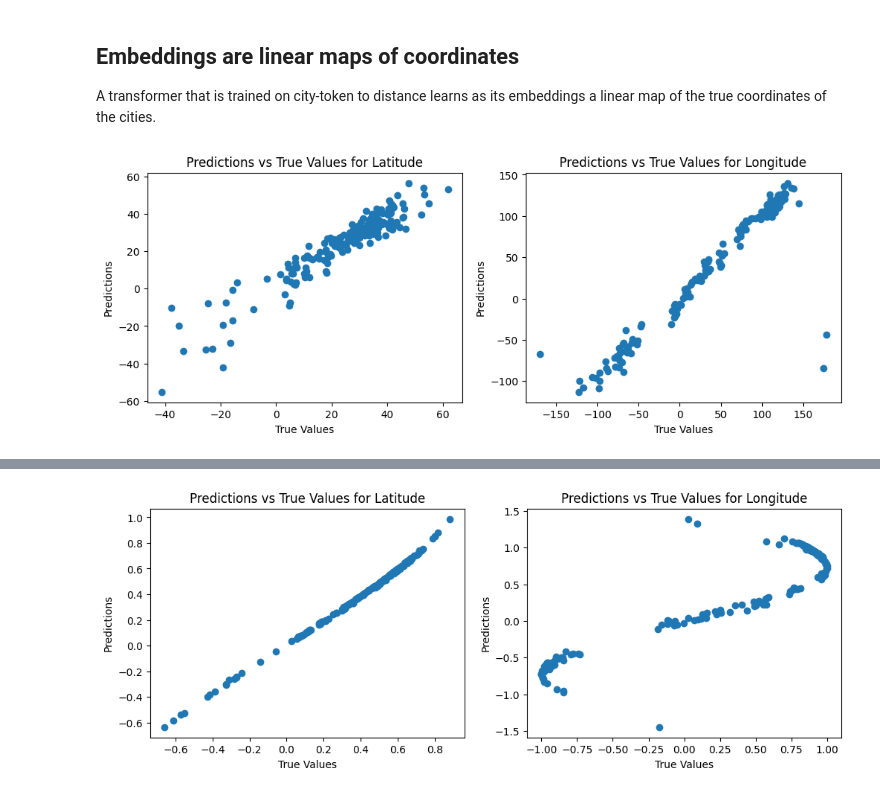
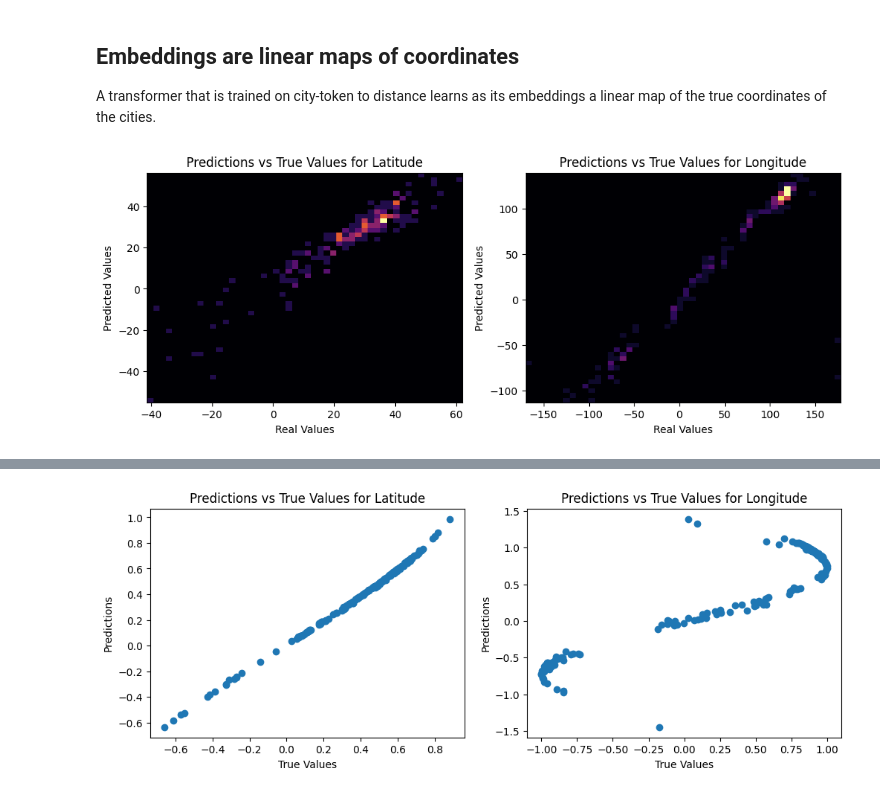
Before and after one commit to pleask/llm-geography, a Jupyter notebook: analysis.ipynb, the cells around one changed output, grey strips where cells are left out. Drawn from its saved outputs; the diff is of its cells as text; code cells hidden in the pictures.

```diff
--- a/analysis.ipynb
+++ b/analysis.ipynb
@@ -104,36 +131,36 @@ A transformer that is trained on city-token to distance learns as its embeddings
 # %%
 import matplotlib.pyplot as plt
 import numpy as np
 from sklearn.linear_model import Ridge
 from sklearn.model_selection import train_test_split
 
 from dataset import CoordinateDataset
 
 coordinate_dataset = CoordinateDataset(DATASET)
 
 embeddings = None
 for param in model.embedding.parameters():
     embeddings = param.detach().cpu().numpy()
     break
 
 sine_coords = [d[1] for d in coordinate_dataset]
 
 X_train, X_test, y_train, y_test = train_test_split(embeddings, sine_coords, test_size=0.2, random_state=42)
-linear_regressor = Ridge()
-linear_regressor.fit(X_train, y_train)
+embedding_coordinate_linear_regressor = Ridge()
+embedding_coordinate_linear_regressor.fit(X_train, y_train)
 
-y_pred = linear_regressor.predict(X_test)
+y_pred = embedding_coordinate_linear_regressor.predict(X_test)
 
 y_test = np.array(y_test)
 y_pred = np.array(y_pred)
 
 fig, axs = plt.subplots(1, 2, figsize=(12, 4))
 coordinate_columns = ['Latitude', 'Longitude']
 
 for i, ax in enumerate(axs.flatten()):
-    ax.scatter(y_test[:, i], y_pred[:, i])
-    ax.set_xlabel('True Values')
-    ax.set_ylabel('Predictions')
+    ax.hist2d(y_test[:, i], y_pred[:, i], bins=50, cmap='inferno')
+    ax.set_xlabel('Real Values')
+    ax.set_ylabel('Predicted Values')
     ax.set_title(f'Predictions vs True Values for {coordinate_columns[i]}')
 # %% [output]
-[figure, old version]
+[figure, new version]
```
Also changed, not shown: parts of 10 cells of this notebook, 3 other files.
